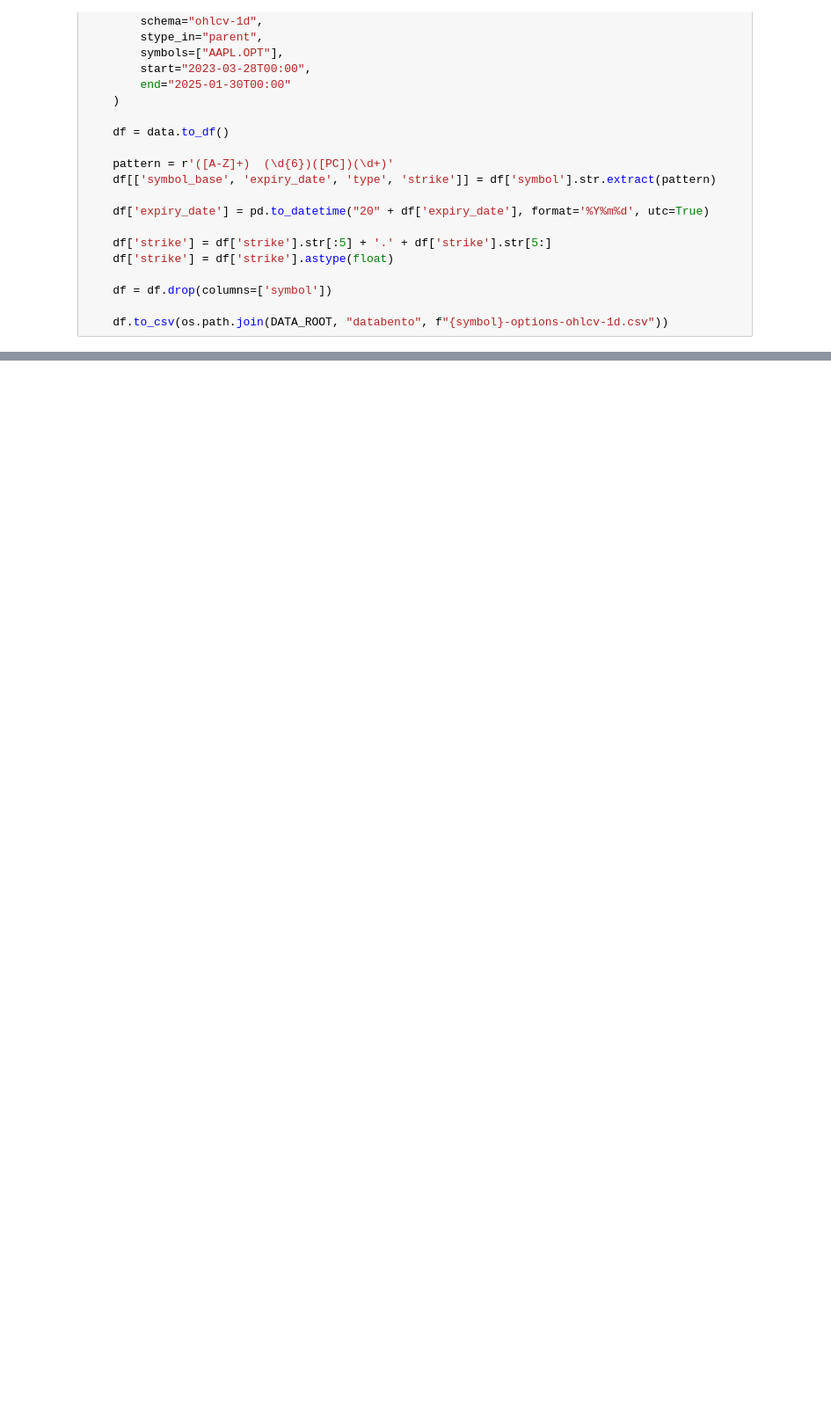
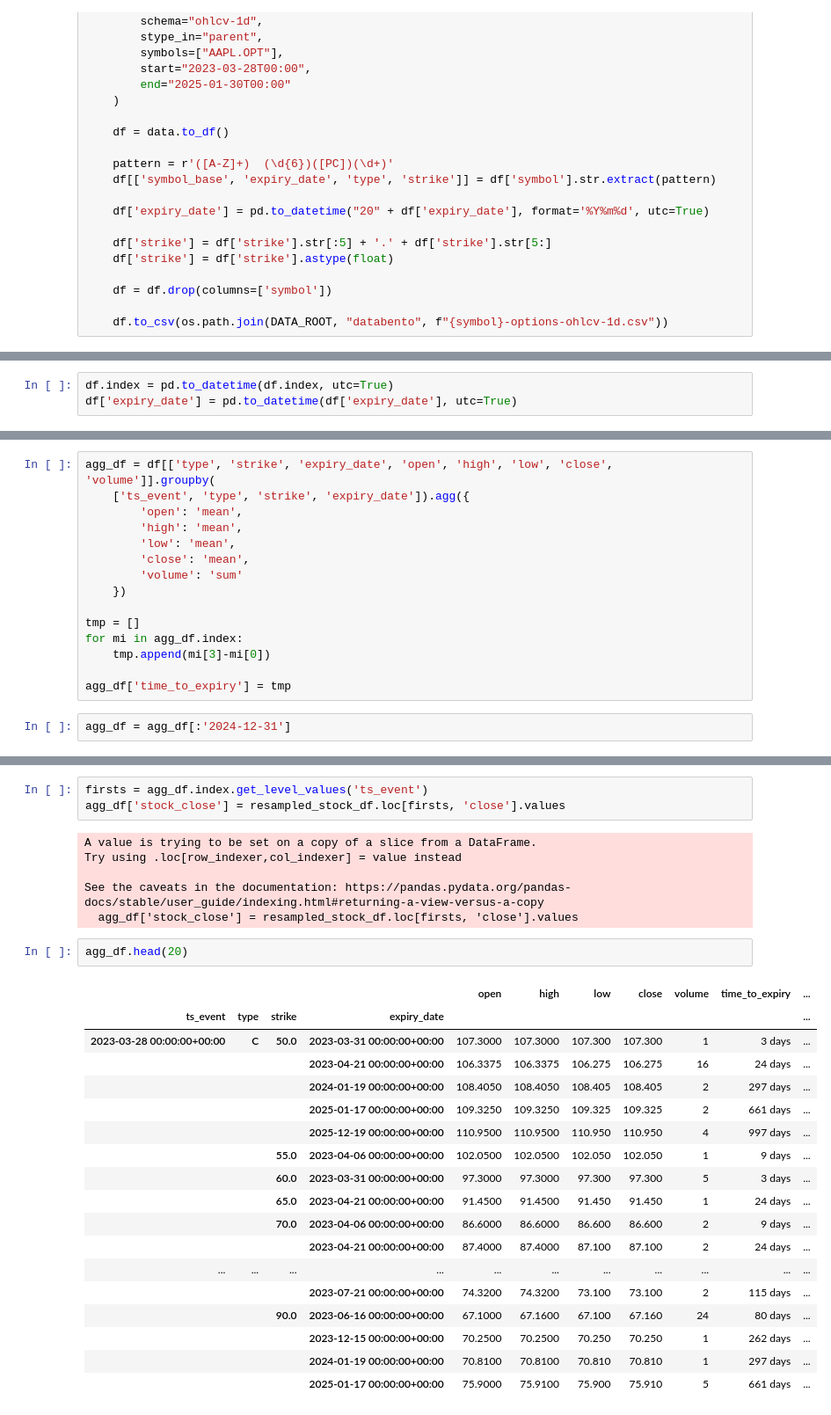
Before and after one commit to the-salty-austin/2025-iaqf-mafn, a Jupyter notebook: austin/download.ipynb, the cells around one changed output, grey strips where cells are left out. Shown at 88% size. Cells and saved outputs as stored; diff of their text form; blank space fills up the shorter version.

```diff
--- a/austin/download.ipynb
+++ b/austin/download.ipynb
@@ -823,0 +553,3 @@ Could not retrieve IV data for META
+# %%
+df.index = pd.to_datetime(df.index, utc=True)
+df['expiry_date'] = pd.to_datetime(df['expiry_date'], utc=True)
@@ -823,0 +613,17 @@ Could not retrieve IV data for META
+# %%
+agg_df = df[['type', 'strike', 'expiry_date', 'open', 'high', 'low', 'close', 'volume']].groupby(
+    ['ts_event', 'type', 'strike', 'expiry_date']).agg({
+        'open': 'mean',
+        'high': 'mean',
+        'low': 'mean',
+        'close': 'mean',
+        'volume': 'sum'
+    })
+
+tmp = []
+for mi in agg_df.index:
+    tmp.append(mi[3]-mi[0])
+
+agg_df['time_to_expiry'] = tmp
+# %%
+agg_df = agg_df[:'2024-12-31']
@@ -823,0 +648,30 @@ Could not retrieve IV data for META
+# %%
+firsts = agg_df.index.get_level_values('ts_event')
+agg_df['stock_close'] = resampled_stock_df.loc[firsts, 'close'].values
+# %% [output]
+A value is trying to be set on a copy of a slice from a DataFrame.
+Try using .loc[row_indexer,col_indexer] = value instead
+
+See the caveats in the documentation: https://pandas.pydata.org/pandas-docs/stable/user_guide/indexing.html#returning-a-view-versus-a-copy
+  agg_df['stock_close'] = resampled_stock_df.loc[firsts, 'close'].values
+# %%
+agg_df.head(20)
+# %% [output]
+|  |  |  |  | open | high | low | close | volume | time_to_expiry | ... |
+| ts_event | type | strike | expiry_date |  |  |  |  |  |  | ... |
+| 2023-03-28 00:00:00+00:00 | C | 50.0 | 2023-03-31 00:00:00+00:00 | 107.3000 | 107.3000 | 107.300 | 107.300 | 1 | 3 days | ... |
+|  |  |  | 2023-04-21 00:00:00+00:00 | 106.3375 | 106.3375 | 106.275 | 106.275 | 16 | 24 days | ... |
+|  |  |  | 2024-01-19 00:00:00+00:00 | 108.4050 | 108.4050 | 108.405 | 108.405 | 2 | 297 days | ... |
+|  |  |  | 2025-01-17 00:00:00+00:00 | 109.3250 | 109.3250 | 109.325 | 109.325 | 2 | 661 days | ... |
+|  |  |  | 2025-12-19 00:00:00+00:00 | 110.9500 | 110.9500 | 110.950 | 110.950 | 4 | 997 days | ... |
+|  |  | 55.0 | 2023-04-06 00:00:00+00:00 | 102.0500 | 102.0500 | 102.050 | 102.050 | 1 | 9 days | ... |
+|  |  | 60.0 | 2023-03-31 00:00:00+00:00 | 97.3000 | 97.3000 | 97.300 | 97.300 | 5 | 3 days | ... |
+|  |  | 65.0 | 2023-04-21 00:00:00+00:00 | 91.4500 | 91.4500 | 91.450 | 91.450 | 1 | 24 days | ... |
+|  |  | 70.0 | 2023-04-06 00:00:00+00:00 | 86.6000 | 86.6000 | 86.600 | 86.600 | 2 | 9 days | ... |
+|  |  |  | 2023-04-21 00:00:00+00:00 | 87.4000 | 87.4000 | 87.100 | 87.100 | 2 | 24 days | ... |
+| ... | ... | ... | ... | ... | ... | ... | ... | ... | ... | ... |
+|  |  |  | 2023-07-21 00:00:00+00:00 | 74.3200 | 74.3200 | 73.100 | 73.100 | 2 | 115 days | ... |
+|  |  | 90.0 | 2023-06-16 00:00:00+00:00 | 67.1000 | 67.1600 | 67.100 | 67.160 | 24 | 80 days | ... |
+|  |  |  | 2023-12-15 00:00:00+00:00 | 70.2500 | 70.2500 | 70.250 | 70.250 | 1 | 262 days | ... |
+|  |  |  | 2024-01-19 00:00:00+00:00 | 70.8100 | 70.8100 | 70.810 | 70.810 | 1 | 297 days | ... |
+|  |  |  | 2025-01-17 00:00:00+00:00 | 75.9000 | 75.9100 | 75.900 | 75.910 | 5 | 661 days | ... |
```
Also changed, not shown: parts of 31 cells of this notebook.
